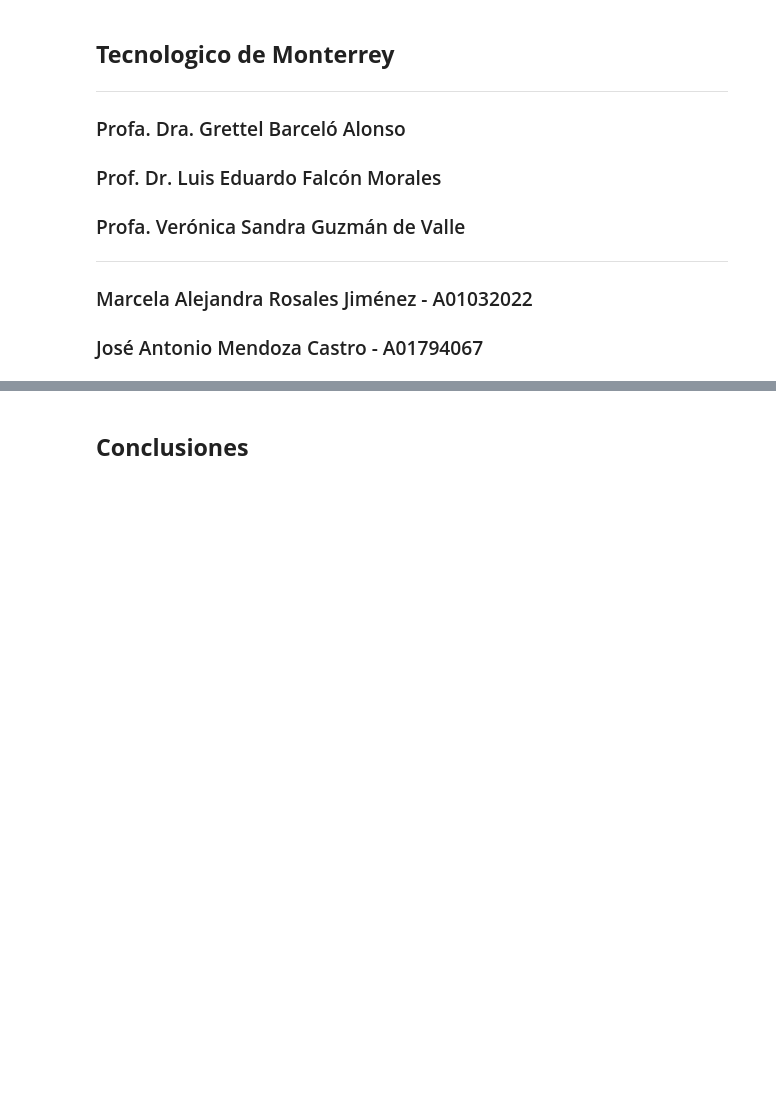
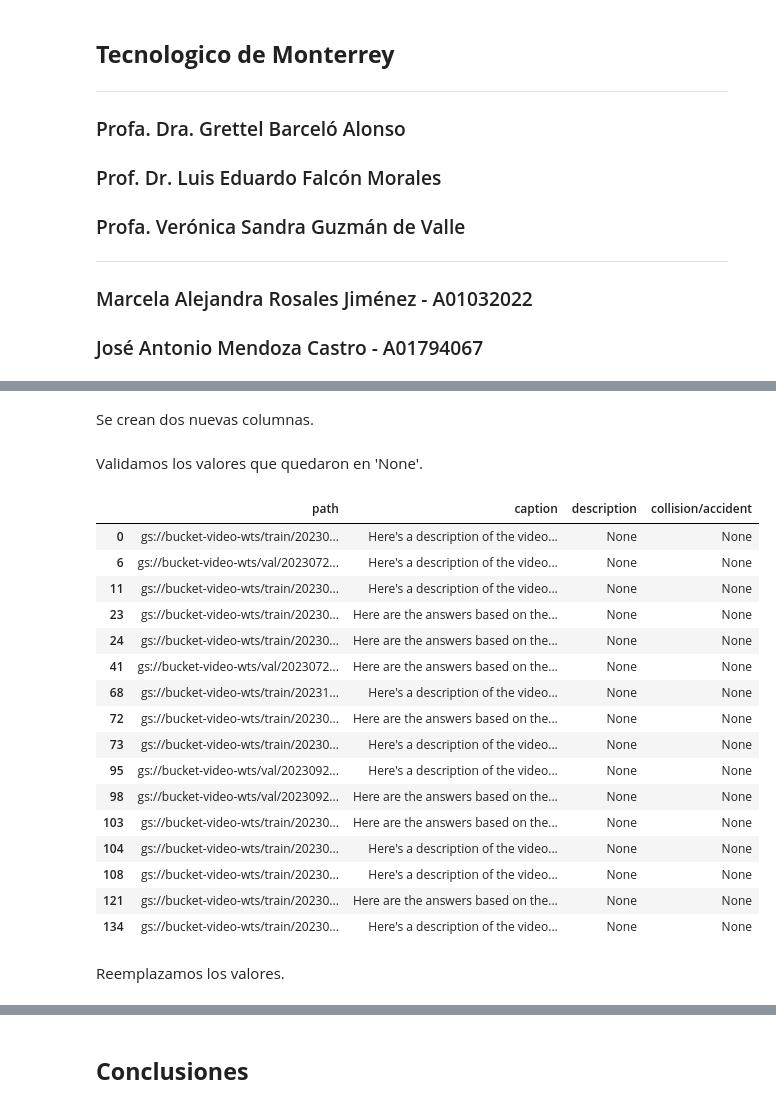
Before and after one commit to marcelarosalesj/mna_proyecto_integrador_equipo13, a Jupyter notebook: Avance5Equipo13.ipynb, the cells around one changed output, grey strips where cells are left out. Drawn from its saved outputs; the diff is of its cells as text; code cells hidden in the pictures; blank space fills up the shorter version.

```diff
--- a/Avance5Equipo13.ipynb
+++ b/Avance5Equipo13.ipynb
@@ -143,0 +169,10 @@ True
+# %%
+def split_caption(text):
+  """
+  Funcion que separa el caption de acuerdo a los caracteres '**'.
+  """
+  split_items= text.split('**')
+  if len(split_items) == 5:
+    return [split_items[2], split_items[4]]
+  else:
+    return [None] * 2
@@ -143,0 +274,2 @@ True
+# %%
+df_gemini_captions = pd.read_csv('gemini_video_captions3.csv')
@@ -143,0 +287,2 @@ True
+# %%
+df_gemini_captions['caption'] = df_gemini_captions['caption'].str.replace('\n', '', regex=True)
@@ -143,0 +358,28 @@ True
+# %% [markdown]
+Se crean dos nuevas columnas.
+# %%
+df_gemini_captions[['description', 'collision/accident']] = df_gemini_captions['caption'].apply(lambda x: pd.Series(split_caption(x)))
+# %% [markdown]
+Validamos los valores que quedaron en 'None'.
+# %%
+df_gemini_captions[df_gemini_captions['description'].isnull()]
+# %% [output]
+|  | path | caption | description | collision/accident |
+| 0 | gs://bucket-video-wts/train/20230... | Here's a description of the video... | None | None |
+| 6 | gs://bucket-video-wts/val/2023072... | Here's a description of the video... | None | None |
+| 11 | gs://bucket-video-wts/train/20230... | Here's a description of the video... | None | None |
+| 23 | gs://bucket-video-wts/train/20230... | Here are the answers based on the... | None | None |
+| 24 | gs://bucket-video-wts/train/20230... | Here are the answers based on the... | None | None |
+| 41 | gs://bucket-video-wts/val/2023072... | Here are the answers based on the... | None | None |
+| 68 | gs://bucket-video-wts/train/20231... | Here's a description of the video... | None | None |
+| 72 | gs://bucket-video-wts/train/20230... | Here are the answers based on the... | None | None |
+| 73 | gs://bucket-video-wts/train/20230... | Here's a description of the video... | None | None |
+| 95 | gs://bucket-video-wts/val/2023092... | Here's a description of the video... | None | None |
+| 98 | gs://bucket-video-wts/val/2023092... | Here are the answers based on the... | None | None |
+| 103 | gs://bucket-video-wts/train/20230... | Here are the answers based on the... | None | None |
+| 104 | gs://bucket-video-wts/train/20230... | Here's a description of the video... | None | None |
+| 108 | gs://bucket-video-wts/train/20230... | Here's a description of the video... | None | None |
+| 121 | gs://bucket-video-wts/train/20230... | Here are the answers based on the... | None | None |
+| 134 | gs://bucket-video-wts/train/20230... | Here's a description of the video... | None | None |
+# %% [markdown]
+Reemplazamos los valores.
```
Also changed, not shown: parts of 167 cells of this notebook.
